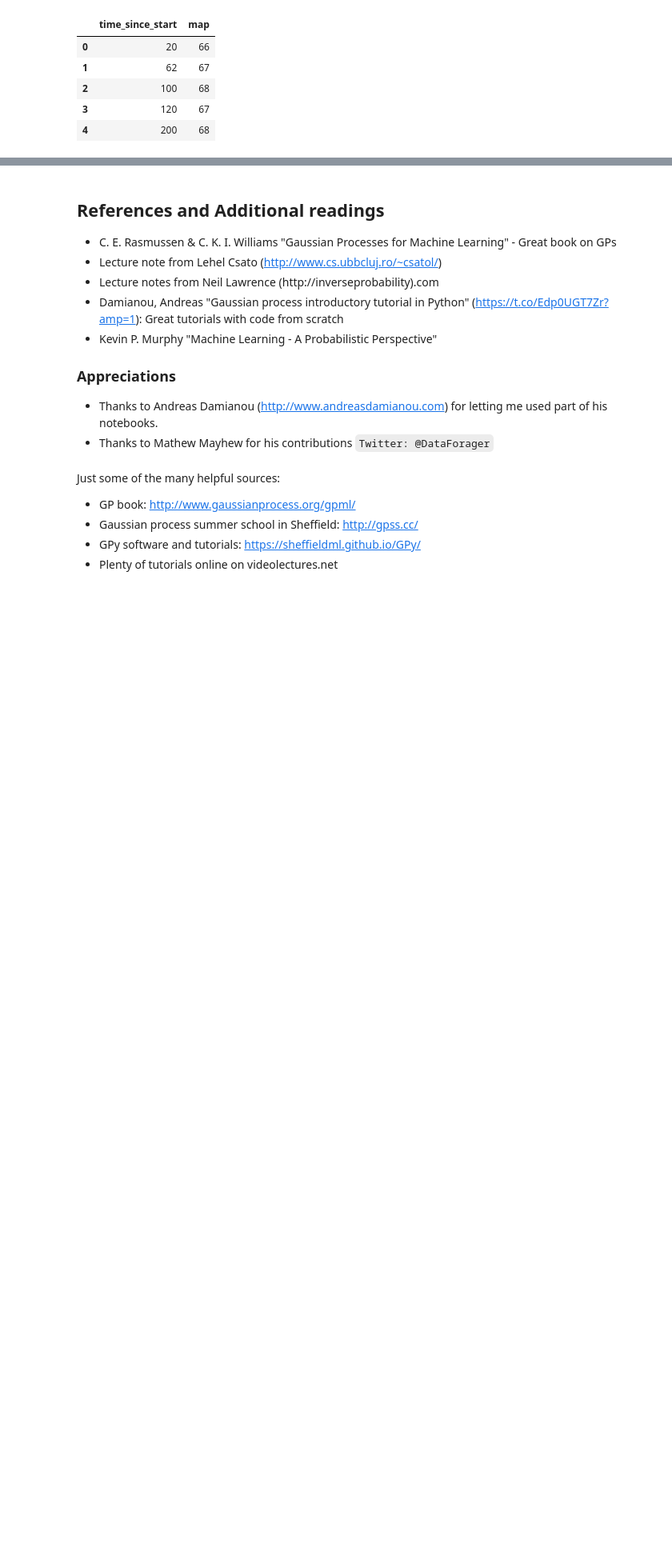
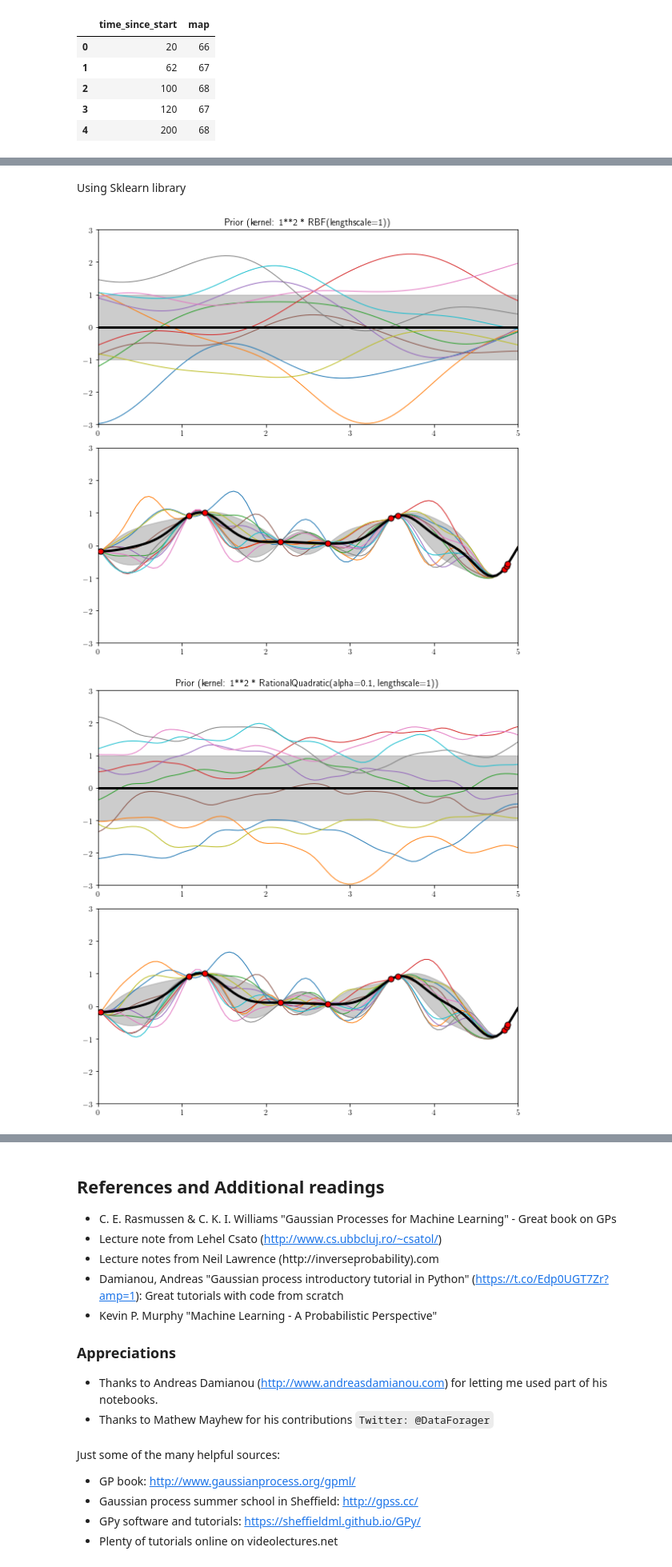
Before and after one commit to charlesity/talks_presentations, a Jupyter notebook: Gaussian Processes Intro DSA Kampala 2020/Gaussian Processes.ipynb, the cells around one changed output, grey strips where cells are left out. Shown: that part at 80% size. Cells and saved outputs as stored; diff of their text form; code cells hidden in the pictures; blank space fills up the shorter version.

```diff
--- a/Gaussian Processes Intro DSA Kampala 2020/Gaussian Processes.ipynb
+++ b/Gaussian Processes Intro DSA Kampala 2020/Gaussian Processes.ipynb
@@ -1129,0 +1197,70 @@ m = GPy.models.GPRegression(X=Xtr, Y=Ytr, kernel=k)
+# %% [markdown]
+Using Sklearn library
+# %%
+import numpy as np
+
+from matplotlib import pyplot as plt
+
+from sklearn.gaussian_process import GaussianProcessRegressor
+from sklearn.gaussian_process.kernels import (RBF, Matern, RationalQuadratic,
+                                              ExpSineSquared, DotProduct,
+                                              ConstantKernel)
+
+
+kernels = [1.0 * RBF(length_scale=1.0, length_scale_bounds=(1e-1, 10.0)),
+           1.0 * RationalQuadratic(length_scale=1.0, alpha=0.1),
+           1.0 * ExpSineSquared(length_scale=1.0, periodicity=3.0,
+                                length_scale_bounds=(0.1, 10.0),
+                                periodicity_bounds=(1.0, 10.0)),
+           ConstantKernel(0.1, (0.01, 10.0))
+               * (DotProduct(sigma_0=1.0, sigma_0_bounds=(0.1, 10.0)) ** 2),
+           1.0 * Matern(length_scale=1.0, length_scale_bounds=(1e-1, 10.0),
+                        nu=1.5)]
+
+for kernel in kernels:
+    # Specify Gaussian Process
+    gp = GaussianProcessRegressor(kernel=kernel)
+
+
+    # Plot prior
+    plt.figure(figsize=(8, 8))
+    plt.subplot(2, 1, 1)
+    X_ = np.linspace(0, 5, 100)
+    y_mean, y_std = gp.predict(X_[:, np.newaxis], return_std=True)
+    plt.plot(X_, y_mean, 'k', lw=3, zorder=9)
+    plt.fill_between(X_, y_mean - y_std, y_mean + y_std,
+                     alpha=0.2, color='k')
+    y_samples = gp.sample_y(X_[:, np.newaxis], 10)
+    plt.plot(X_, y_samples, lw=1)
+    plt.xlim(0, 5)
+    plt.ylim(-3, 3)
+    plt.title("Prior (kernel:  %s)" % kernel.__str__().replace('_', ''), fontsize=12)
+
+    # Generate data and fit GP
+    rng = np.random.RandomState(4)
+    X = rng.uniform(0, 5, 10)[:, np.newaxis]
+    y = np.sin((X[:, 0] - 2.5) ** 2)
+    gp.fit(X, y)
+
+    # Plot posterior
+    plt.subplot(2, 1, 2)
+    X_ = np.linspace(0, 5, 100)
+    y_mean, y_std = gp.predict(X_[:, np.newaxis], return_std=True)
+    plt.plot(X_, y_mean, 'k', lw=3, zorder=9)
+    plt.fill_between(X_, y_mean - y_std, y_mean + y_std,
+                     alpha=0.2, color='k')
+
+    y_samples = gp.sample_y(X_[:, np.newaxis], 10)
+    plt.plot(X_, y_samples, lw=1)
+    plt.scatter(X[:, 0], y, c='r', s=50, zorder=10, edgecolors=(0, 0, 0))
+    plt.xlim(0, 5)
+    plt.ylim(-3, 3)
+    plt.title("Posterior (kernel: %s)\n Log-Likelihood: %.3f"
+              % (gp.kernel_, gp.log_marginal_likelihood(gp.kernel_.theta)),
+              fontsize=12)
+    plt.tight_layout()
+
+plt.show()
+# %% [output]
+[figure, added]
+[figure, added]
```
Also changed, not shown: parts of 35 cells of this notebook.
